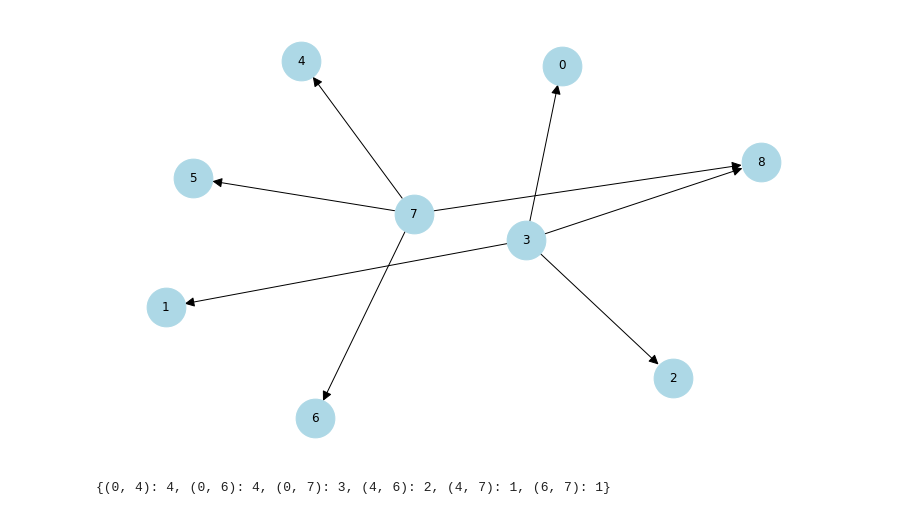
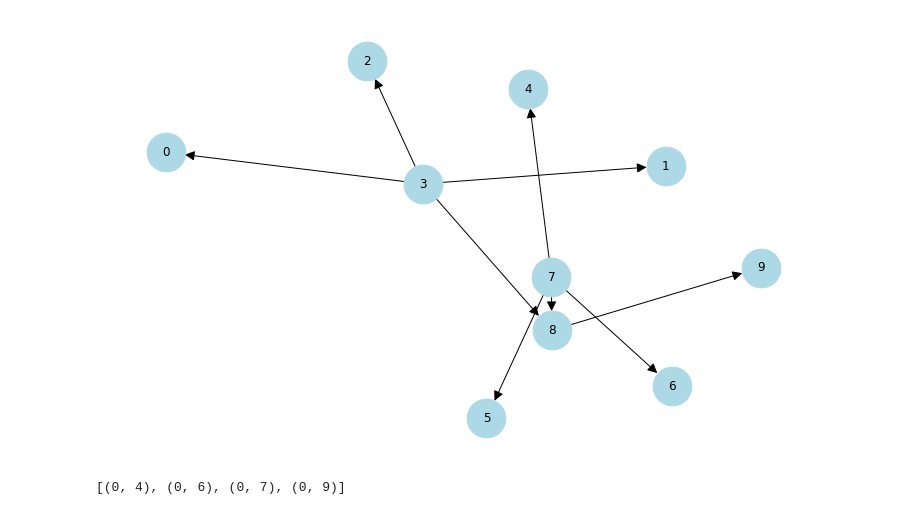
Before and after one commit to the-sea-ink/data-science-pipelines, a Jupyter notebook: playground/playgorund.ipynb, the cells around one changed output. Cells and saved outputs as stored; diff of their text form; code cells hidden in the pictures.

Commit message:
improved algorithm for finding subgraph with all changes from node list

```diff
--- a/playground/playgorund.ipynb
+++ b/playground/playgorund.ipynb
@@ -6,27 +5,25 @@ import matplotlib.pyplot as plt
 import numpy as np
 # %%
 G = nx.DiGraph()
-edges = [(7, 4), (3, 8), (3, 2), (3, 0), (3, 1), (7, 5), (7, 6), (7, 8)]
+edges = [(7, 4), (3, 8), (3, 2), (3, 0), (3, 1), (7, 5), (7, 6), (7, 8), (8, 9)]
 G.add_edges_from(edges)
 
 plt.figure(figsize=(10,6))
 pos = nx.spring_layout(G, scale=20, k=3/np.sqrt(G.order()))
 nx.draw(G, pos, node_color='lightblue',
         with_labels=True,
         node_size=1500,
         arrowsize=20)
 # %% [output]
-[figure, old version]
+[figure, new version]
 # %%
-from itertools import combinations
-
 H = nx.to_undirected(G)
-
-nodelist = [0,4,6,7]
-paths = {}
-for nodes in combinations(nodelist, r=2):
-    paths[nodes] = nx.shortest_path_length(H, *nodes)
-
+nodelist = [0,4,6,7,9]
+paths = []
+for i in range(len(nodelist)-1):
+        if len(nodelist) == 1:
+                paths.append(i)
+        paths.append((nodelist[0], nodelist[i+1]))
 print(paths)
 # %% [output]
-{(0, 4): 4, (0, 6): 4, (0, 7): 3, (4, 6): 2, (4, 7): 1, (6, 7): 1}
+[(0, 4), (0, 6), (0, 7), (0, 9)]
```
Also changed, not shown: parts of 6 cells of this notebook.
